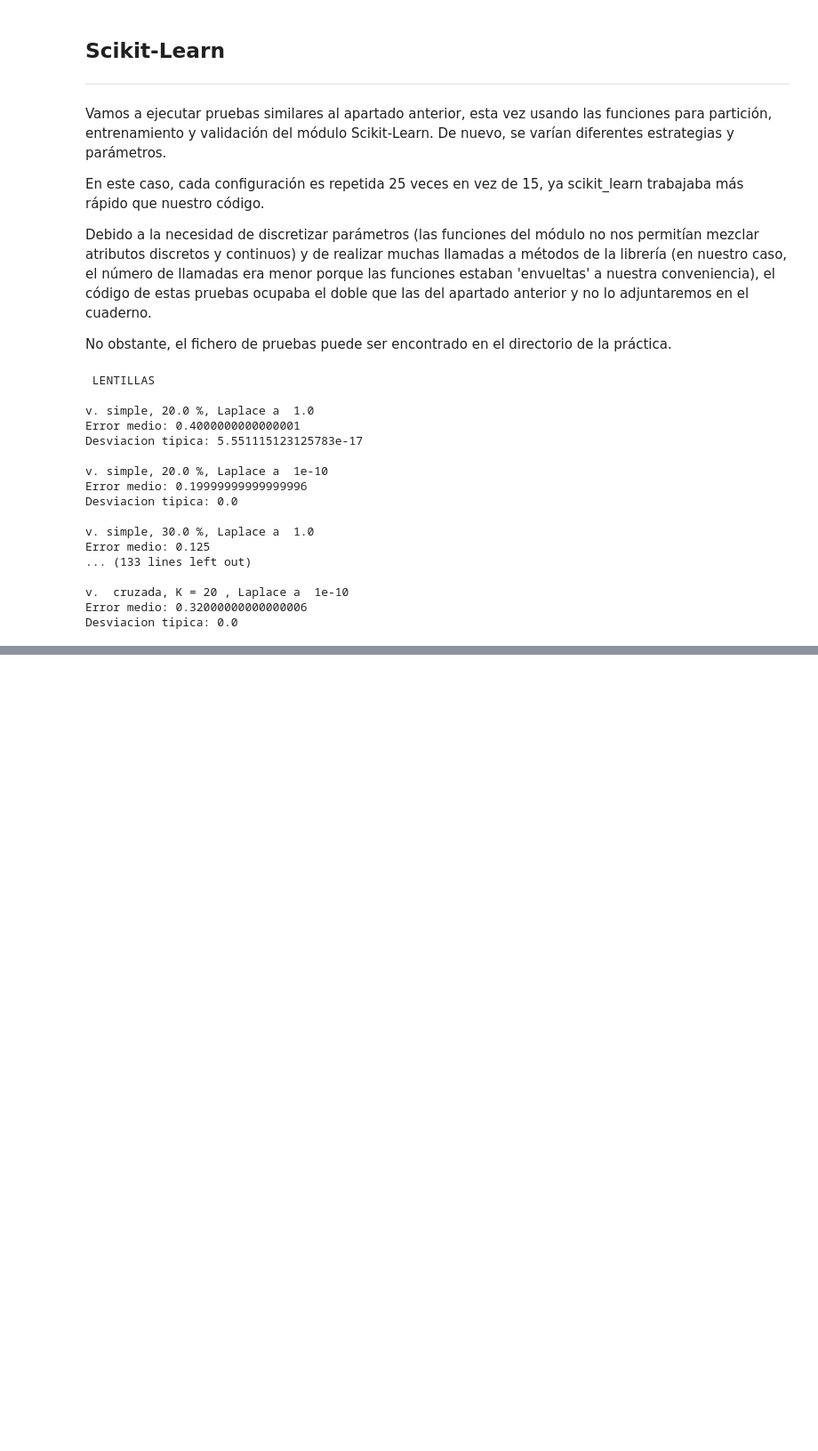
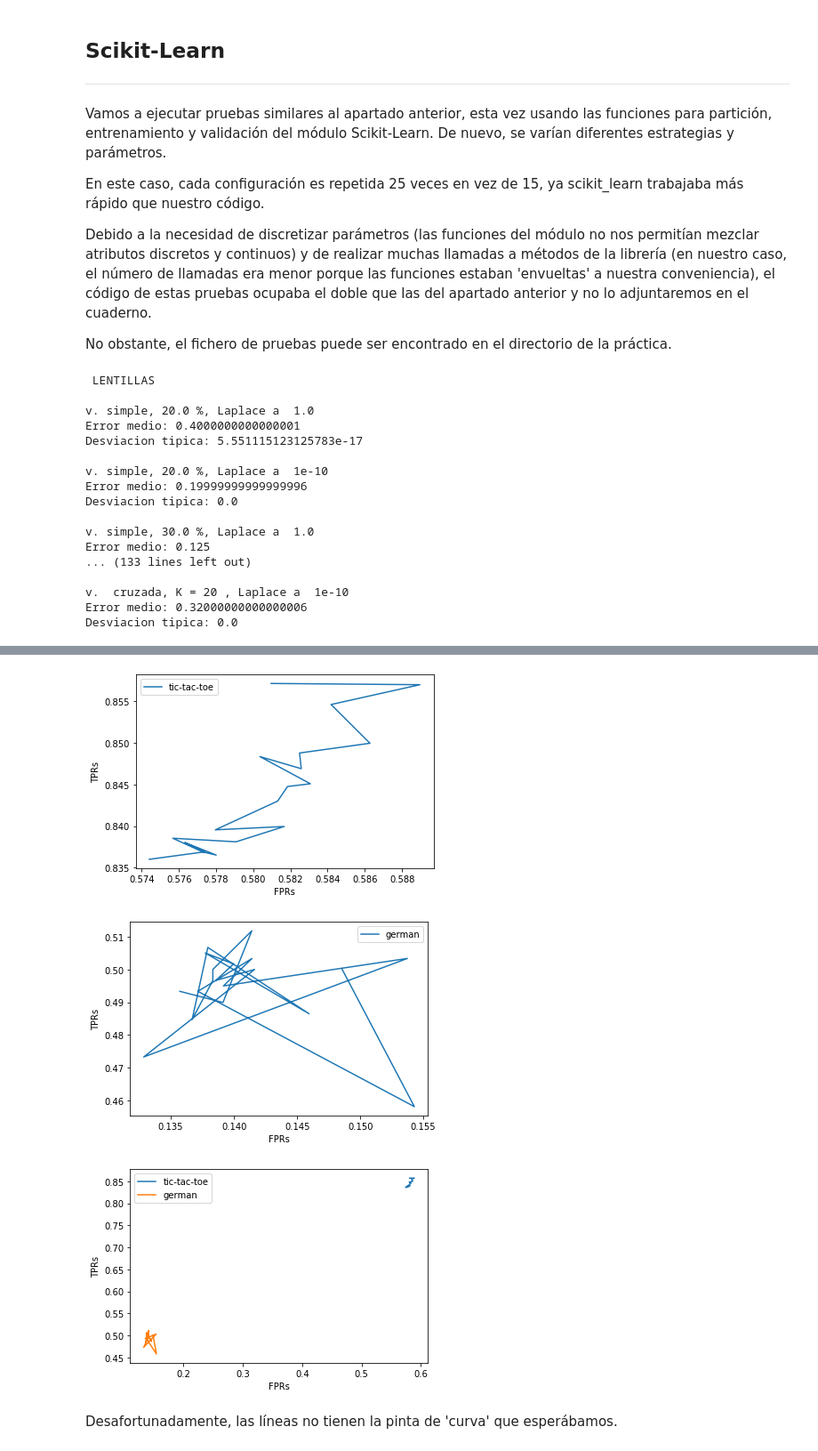
Before and after one commit to luciaasen/FAA, a Jupyter notebook: p1/FAAP1_1461_16.ipynb, the cells around one changed output, grey strips where cells are left out. Shown at 89% size. Saved outputs shown, nothing was run; the diff lists cells and outputs as text; code cells hidden in the pictures; blank space fills up the shorter version.

```diff
--- a/p1/FAAP1_1461_16.ipynb
+++ b/p1/FAAP1_1461_16.ipynb
@@ -456,0 +525,18 @@ Analicemos rápidamente los resultados que reflejan esta tabla:
+# %%
+dataset = d.Datos('./plantillasArquitectura/datos/german.data')
+clasificador = cl.ClasificadorNaiveBayes()
+TPRsGerman = []
+FPRsGerman = []
+for i in range(2, 21):
+    estrategia = ep.ValidacionCruzada(i)
+    errores, matriz = clasificador.validacion(estrategia,dataset,clasificador, laplace = True, ROC = True)
+    TP = matriz[0][0]
+    FP = matriz[0][1]
+    FN = matriz[1][0]
+    TN = matriz[1][1]
+    TPRsGerman.append(TP/(TP+FN))
+    FPRsGerman.append(FP/(FP+TN))
+print('FPRs de tic-tac-toe:\n ', FPRsTictac)
+print('\nTPRs de tic-tac-toe:\n ', TPRsTictac)
+print('\nFPRs de german:\n ', FPRsGerman)
+print('\nTPRs de german:\n ', TPRsGerman)
@@ -456,0 +555,26 @@ Analicemos rápidamente los resultados que reflejan esta tabla:
+# %%
+import matplotlib.pyplot as plt
+plt.plot(FPRsTictac, TPRsTictac , label='tic-tac-toe')
+plt.xlabel('FPRs')
+plt.ylabel('TPRs')
+plt.legend()
+plt.show()
+
+plt.plot(FPRsGerman, TPRsGerman, label='german')
+plt.xlabel('FPRs')
+plt.ylabel('TPRs')
+plt.legend()
+plt.show()
+
+plt.plot(FPRsTictac, TPRsTictac , label='tic-tac-toe')
+plt.plot(FPRsGerman, TPRsGerman, label='german')
+plt.xlabel('FPRs')
+plt.ylabel('TPRs')
+plt.legend()
+plt.show()
+# %% [output]
+[figure, added]
+[figure, added]
+[figure, added]
+# %% [markdown]
+Desafortunadamente, las líneas no tienen la pinta de 'curva' que esperábamos.
```
Also changed, not shown: parts of 8 cells of this notebook, 3 other files.
